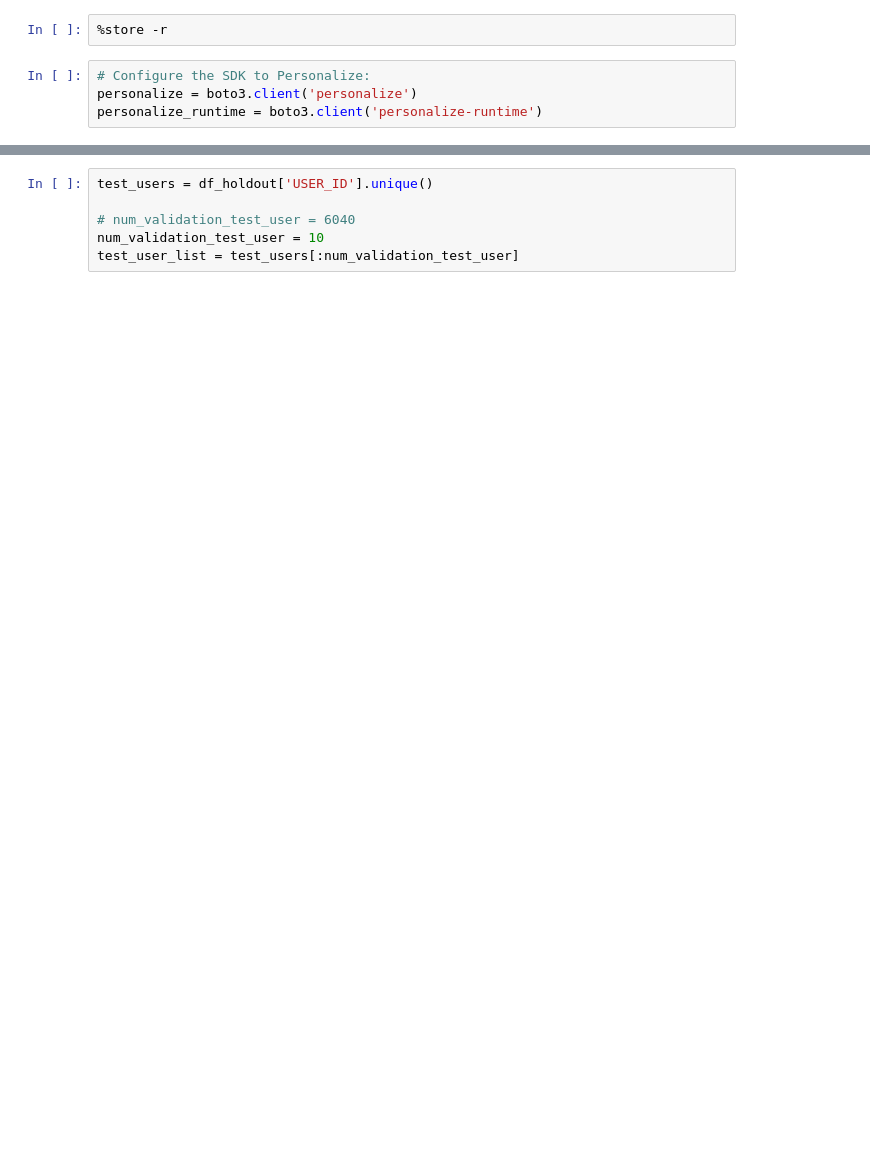
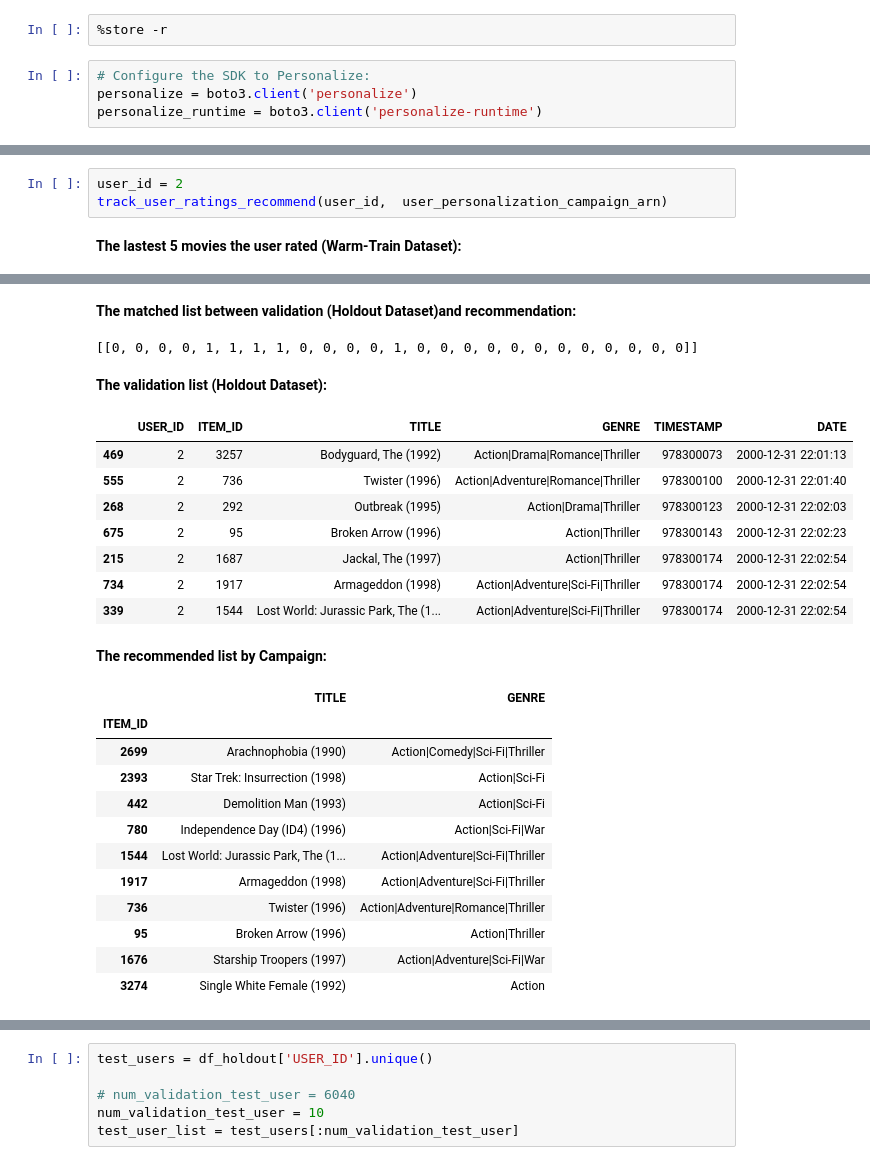
Before and after one commit to gonsoomoon-ml/personalize, a Jupyter notebook: movielens_getting_started/6.1.Evaluate_Test_Dataset.ipynb, the cells around one changed output, grey strips where cells are left out. Saved outputs shown, nothing was run; the diff lists cells and outputs as text; blank space fills up the shorter version.

```diff
--- a/movielens_getting_started/6.1.Evaluate_Test_Dataset.ipynb
+++ b/movielens_getting_started/6.1.Evaluate_Test_Dataset.ipynb
@@ -27,0 +202,5 @@ df_coldstart=pd.read_csv(coldstart_interation_filename)
+# %%
+user_id = 2
+track_user_ratings_recommend(user_id,  user_personalization_campaign_arn)
+# %% [output]
+The lastest 5 movies the user rated (Warm-Train Dataset):
@@ -27,0 +213,24 @@ df_coldstart=pd.read_csv(coldstart_interation_filename)
+The matched list between validation (Holdout Dataset)and recommendation:
+[[0, 0, 0, 0, 1, 1, 1, 1, 0, 0, 0, 0, 1, 0, 0, 0, 0, 0, 0, 0, 0, 0, 0, 0, 0]]
+The validation list (Holdout Dataset):
+|  | USER_ID | ITEM_ID | TITLE | GENRE | TIMESTAMP | DATE |
+| 469 | 2 | 3257 | Bodyguard, The (1992) | Action|Drama|Romance|Thriller | 978300073 | 2000-12-31 22:01:13 |
+| 555 | 2 | 736 | Twister (1996) | Action|Adventure|Romance|Thriller | 978300100 | 2000-12-31 22:01:40 |
+| 268 | 2 | 292 | Outbreak (1995) | Action|Drama|Thriller | 978300123 | 2000-12-31 22:02:03 |
+| 675 | 2 | 95 | Broken Arrow (1996) | Action|Thriller | 978300143 | 2000-12-31 22:02:23 |
+| 215 | 2 | 1687 | Jackal, The (1997) | Action|Thriller | 978300174 | 2000-12-31 22:02:54 |
+| 734 | 2 | 1917 | Armageddon (1998) | Action|Adventure|Sci-Fi|Thriller | 978300174 | 2000-12-31 22:02:54 |
+| 339 | 2 | 1544 | Lost World: Jurassic Park, The (1... | Action|Adventure|Sci-Fi|Thriller | 978300174 | 2000-12-31 22:02:54 |
+The recommended list by Campaign:
+|  | TITLE | GENRE |
+| ITEM_ID |  |  |
+| 2699 | Arachnophobia (1990) | Action|Comedy|Sci-Fi|Thriller |
+| 2393 | Star Trek: Insurrection (1998) | Action|Sci-Fi |
+| 442 | Demolition Man (1993) | Action|Sci-Fi |
+| 780 | Independence Day (ID4) (1996) | Action|Sci-Fi|War |
+| 1544 | Lost World: Jurassic Park, The (1... | Action|Adventure|Sci-Fi|Thriller |
+| 1917 | Armageddon (1998) | Action|Adventure|Sci-Fi|Thriller |
+| 736 | Twister (1996) | Action|Adventure|Romance|Thriller |
+| 95 | Broken Arrow (1996) | Action|Thriller |
+| 1676 | Starship Troopers (1997) | Action|Adventure|Sci-Fi|War |
+| 3274 | Single White Female (1992) | Action |
```
Also changed, not shown: parts of 42 cells of this notebook, 3 other files.
